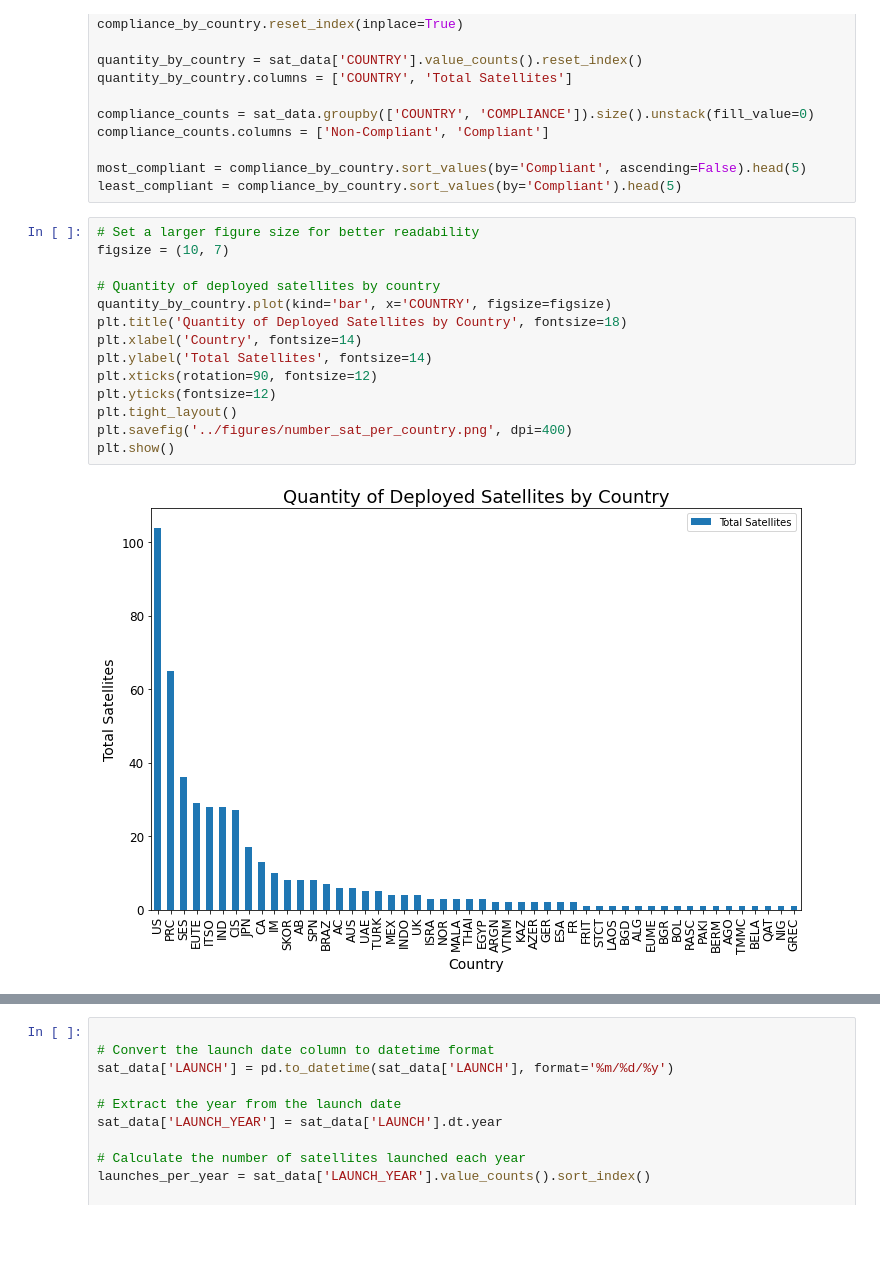
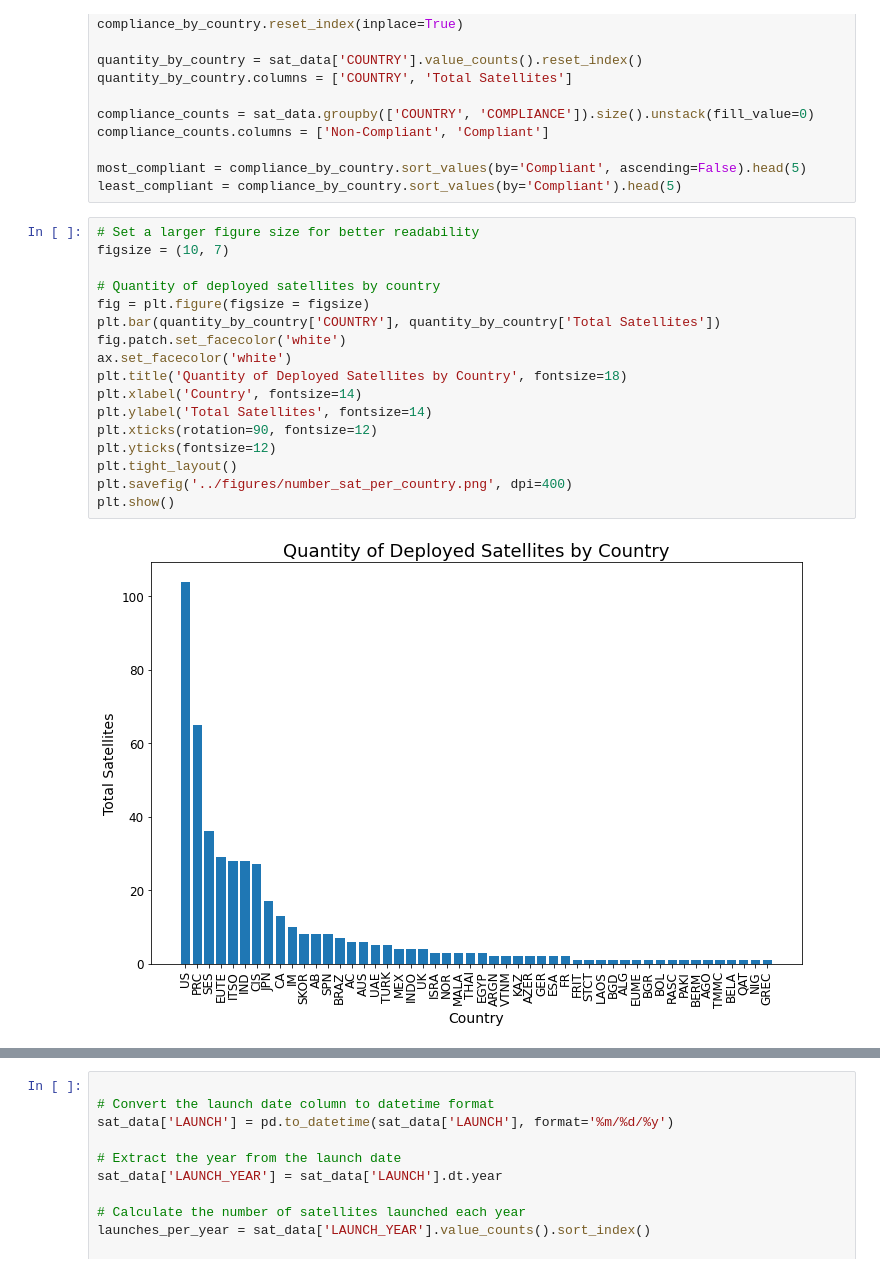
Before and after one commit to nickbbarr24/SEES-2024-V-DB, a Jupyter notebook: ITU-Compliance/src/analysis.ipynb, the cells around one changed output, grey strips where cells are left out. Cells and saved outputs as stored; diff of their text form; blank space fills up the shorter version.

Commit message:
Put white backgrounds for all plots

```diff
--- a/ITU-Compliance/src/analysis.ipynb
+++ b/ITU-Compliance/src/analysis.ipynb
@@ -36,19 +36,22 @@ least_compliant = compliance_by_country.sort_values(by='Compliant').head(5)
 # %%
 # Set a larger figure size for better readability
 figsize = (10, 7)
 
 # Quantity of deployed satellites by country
-quantity_by_country.plot(kind='bar', x='COUNTRY', figsize=figsize)
+fig = plt.figure(figsize = figsize)
+plt.bar(quantity_by_country['COUNTRY'], quantity_by_country['Total Satellites'])
+fig.patch.set_facecolor('white')
+ax.set_facecolor('white')
 plt.title('Quantity of Deployed Satellites by Country', fontsize=18)
 plt.xlabel('Country', fontsize=14)
 plt.ylabel('Total Satellites', fontsize=14)
 plt.xticks(rotation=90, fontsize=12)
 plt.yticks(fontsize=12)
 plt.tight_layout()
 plt.savefig('../figures/number_sat_per_country.png', dpi=400)
 plt.show()
 # %% [output]
-[figure, old version]
+[figure, new version]
 # %%
 # Extract the quantity of non-compliant satellites per country
 non_compliant_counts = sat_data[sat_data['COMPLIANCE'] == 'No']['COUNTRY'].value_counts().reset_index()
```
Also changed, not shown: parts of 7 cells of this notebook, 8 other files.
